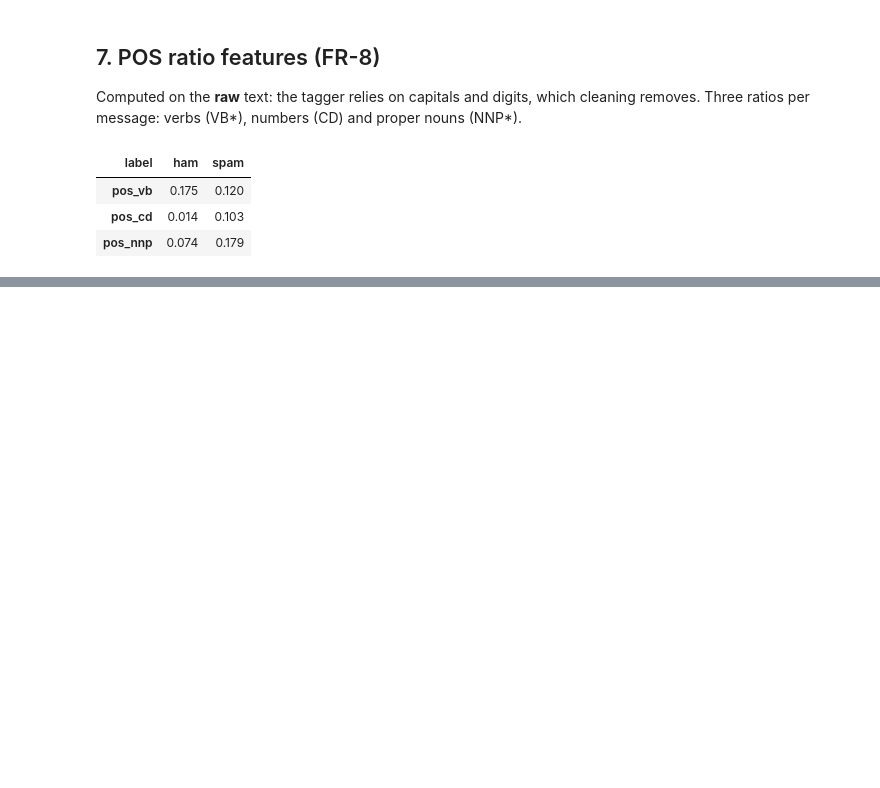
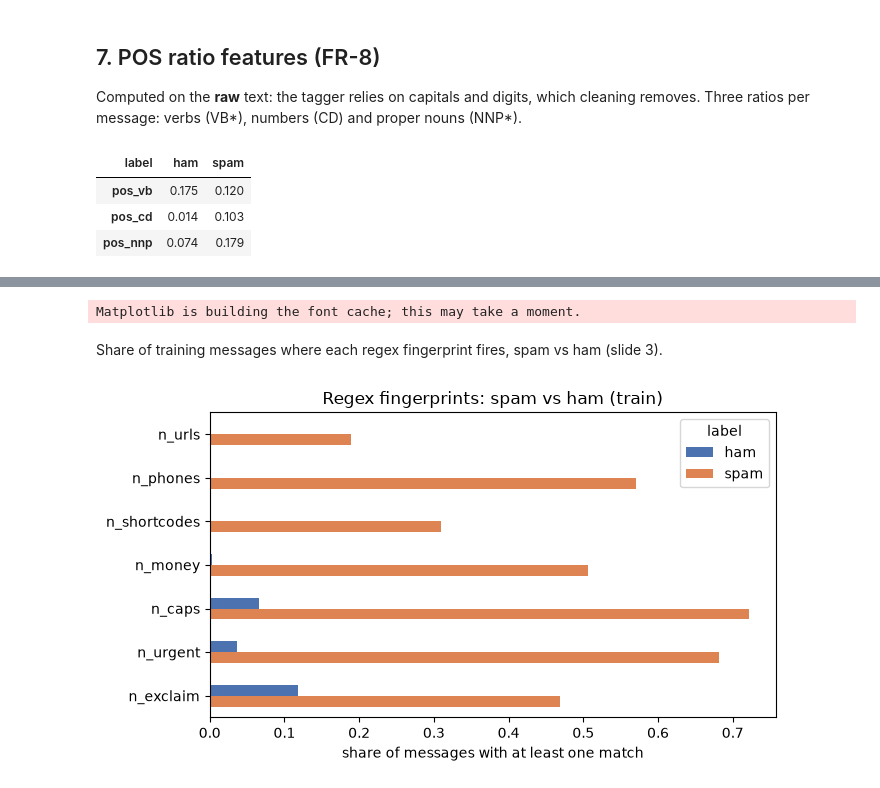
Before and after one commit to imadmurr/sms-spam-detector, a Jupyter notebook: sms_spam_detector.ipynb, the cells around one changed output, grey strips where cells are left out. Drawn from its saved outputs; the diff is of its cells as text; code cells hidden in the pictures; blank space fills up the shorter version.

Commit message:
Add n-gram analysis, word clouds and fingerprint chart (FR-9, FR-10)

```diff
--- a/sms_spam_detector.ipynb
+++ b/sms_spam_detector.ipynb
@@ -353,0 +358,25 @@ df.groupby("label")[POS_FEATURES].mean().T.round(3)
+# %%
+import matplotlib.pyplot as plt
+from collections import Counter
+from pathlib import Path
+from nltk import ngrams
+from wordcloud import WordCloud
+
+FIG_DIR = Path("figures")
+FIG_DIR.mkdir(exist_ok=True)
+COLORS = {"ham": "#4C72B0", "spam": "#DD8452"}
+# %% [output]
+Matplotlib is building the font cache; this may take a moment.
+# %% [markdown]
+Share of training messages where each regex fingerprint fires, spam vs ham (slide 3).
+# %%
+hits = (train[FINGERPRINTS] > 0).groupby(train["label"]).mean().T
+ax = hits.plot.barh(color=[COLORS["ham"], COLORS["spam"]], figsize=(7, 4))
+ax.set_xlabel("share of messages with at least one match")
+ax.set_title("Regex fingerprints: spam vs ham (train)")
+ax.invert_yaxis()
+plt.tight_layout()
+plt.savefig(FIG_DIR / "fingerprints_spam_vs_ham.png", dpi=150)
+plt.show()
+# %% [output]
+[figure, added]
```
Also changed, not shown: parts of 7 cells of this notebook, 4 other files.
